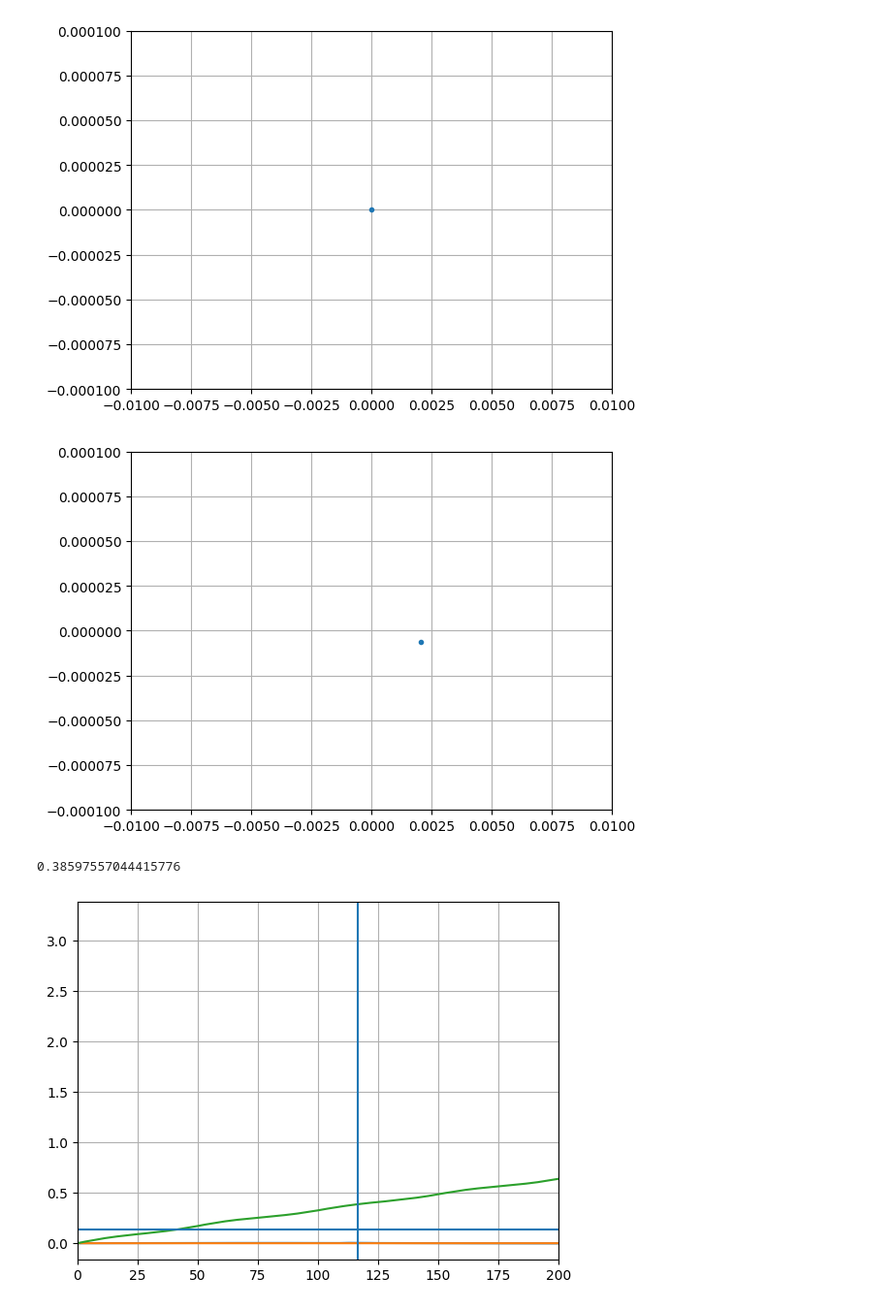
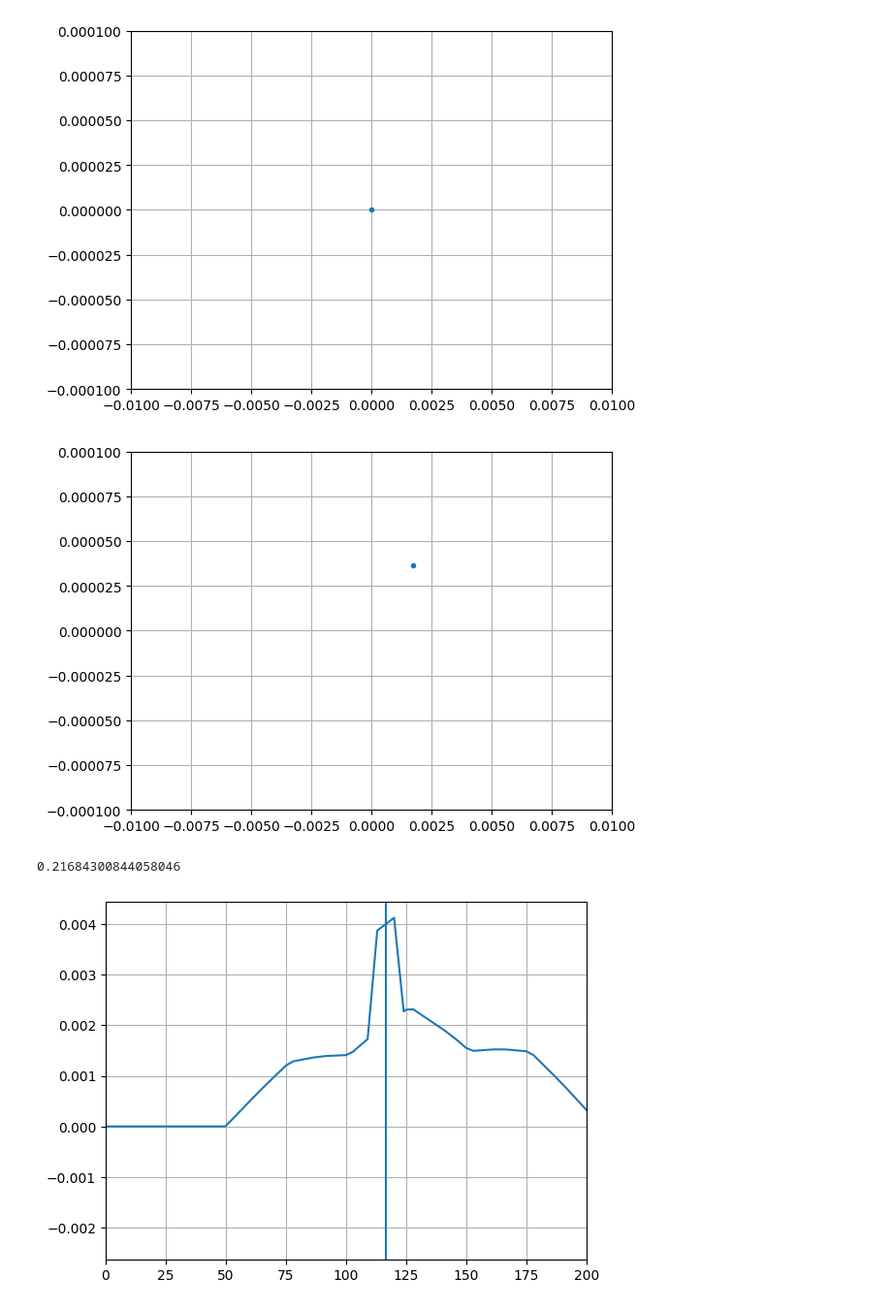
Before and after one commit to gornalexander/cas-beam-optics, a Jupyter notebook: Group_Oleksandr.ipynb, the cells around one changed output. Shown at 97% size. Cells and saved outputs as stored; diff of their text form; code cells hidden in the pictures.

Commit message:
fixed plot

```diff
--- a/Group_Oleksandr.ipynb
+++ b/Group_Oleksandr.ipynb
@@ -134,7 +134,7 @@ cell_ext_kick = env.new_line(components=[
     env.place('mb0', at='0.25 * lfodo + lquad * 0.5'),
     env.place('mq.f', at='0.50 * lfodo + lquad*0.5'),
     env.place('mb1', at='0.75 * lfodo + lquad*0.5'),
-    env.place('ext_kicker', at = '100.0 * lfodo - ext_kicker_length/2'),
+    env.place('ext_kicker', at = '1.0 * lfodo - ext_kicker_length/2'),
     env.new('marker_end', xt.Marker, at='lfodo'),
 ])
 # %%
@@ -235,7 +235,7 @@ plt.show()
 # %%
 kick_strengths = []
 deviations = []
-for k in np.arange(-0.00002, -0.00003, -0.000001):
+for k in np.arange(-0.00004, -0.00005, -0.000001):
     particles = line.build_particles(num_particles=1)
 
     line.vars['ext_kicker_angle'] = k
@@ -247,8 +247,6 @@ for k in np.arange(-0.00002, -0.00003, -0.000001):
     record = line.record_last_track
     deviations.append(record.x[0][32])
 
-p = np.polyfit(deviations, kick_strengths, 1)
-#transfer = np.mean(np.array(kick_strengths) / (np.array(deviations) - 0.002))
 transfer = np.mean((np.array(deviations) - 0.002) / np.array(kick_strengths))
 kick_strength = 0.002 / transfer
 plt.axvline(kick_strength)
@@ -311,19 +313,19 @@ plt.xlim(-0.01, 0.01)
 plt.ylim(-0.0001, 0.0001)
 plt.grid()
 # %% [output]
-[figure, old version]
+[figure, new version]
 # %%
 plt.plot(twiss.s, record.x[0])
-plt.plot(twiss.s, record.px[0])
-plt.plot(twiss.s, twiss.mux)
-print(twiss.mux[32])
+#plt.plot(twiss.s, record.px[0])
+#plt.plot(twiss.s, twiss.mux)
+print(twiss.mux[32] - twiss.mux[10])
 plt.axvline(twiss.s[32])
-plt.axhline(twiss.mux[32] - 0.25)
+#plt.axhline(twiss.mux[32] - 0.25)
 plt.xlim(0, 200)
 plt.grid()
 # %% [output]
-0.38597557044415776
+0.21684300844058046
-[figure, old version]
+[figure, new version]
 # %%
 print(record.x[0][32])
 # %% [output]
```
Also changed, not shown: parts of 9 cells of this notebook.
